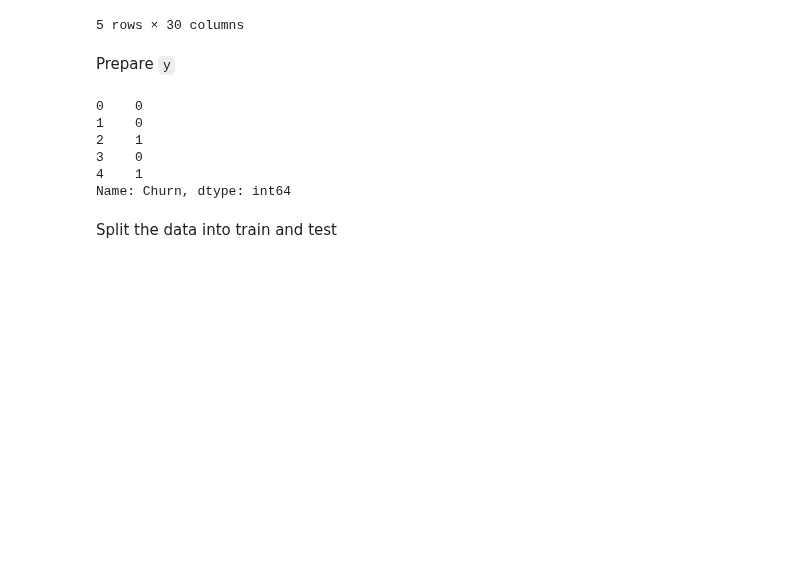
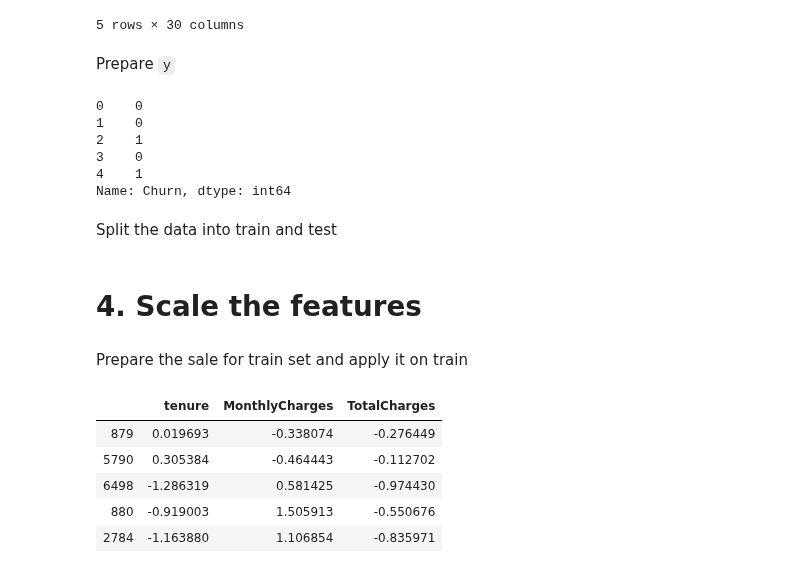
Before and after one commit to raditz2488/AIML, a Jupyter notebook: MultipleLogisticRegression/TelecomChurn/TelecomChurn.ipynb, the cells around one changed output. Drawn from its saved outputs; the diff is of its cells as text; code cells hidden in the pictures; blank space fills up the shorter version.

```diff
--- a/MultipleLogisticRegression/TelecomChurn/TelecomChurn.ipynb
+++ b/MultipleLogisticRegression/TelecomChurn/TelecomChurn.ipynb
@@ -341,0 +342,2 @@ X_train, X_test, y_train, y_test =
+# %% [markdown]
+# 4. Scale the features
@@ -341,0 +346,13 @@ X_train, X_test, y_train, y_test =
+# %% [markdown]
+Prepare the sale for train set and apply it on train
+# %%
+scaler = StandardScaler()
+X_train[['tenure','MonthlyCharges','TotalCharges']] = scaler.fit_transform(X_train[['tenure','MonthlyCharges','TotalCharges']])
+X_train[['tenure','MonthlyCharges','TotalCharges']].head()
+# %% [output]
+|  | tenure | MonthlyCharges | TotalCharges |
+| 879 | 0.019693 | -0.338074 | -0.276449 |
+| 5790 | 0.305384 | -0.464443 | -0.112702 |
+| 6498 | -1.286319 | 0.581425 | -0.974430 |
+| 880 | -0.919003 | 1.505913 | -0.550676 |
+| 2784 | -1.163880 | 1.106854 | -0.835971 |
```
Also changed, not shown: parts of 3 cells of this notebook.
